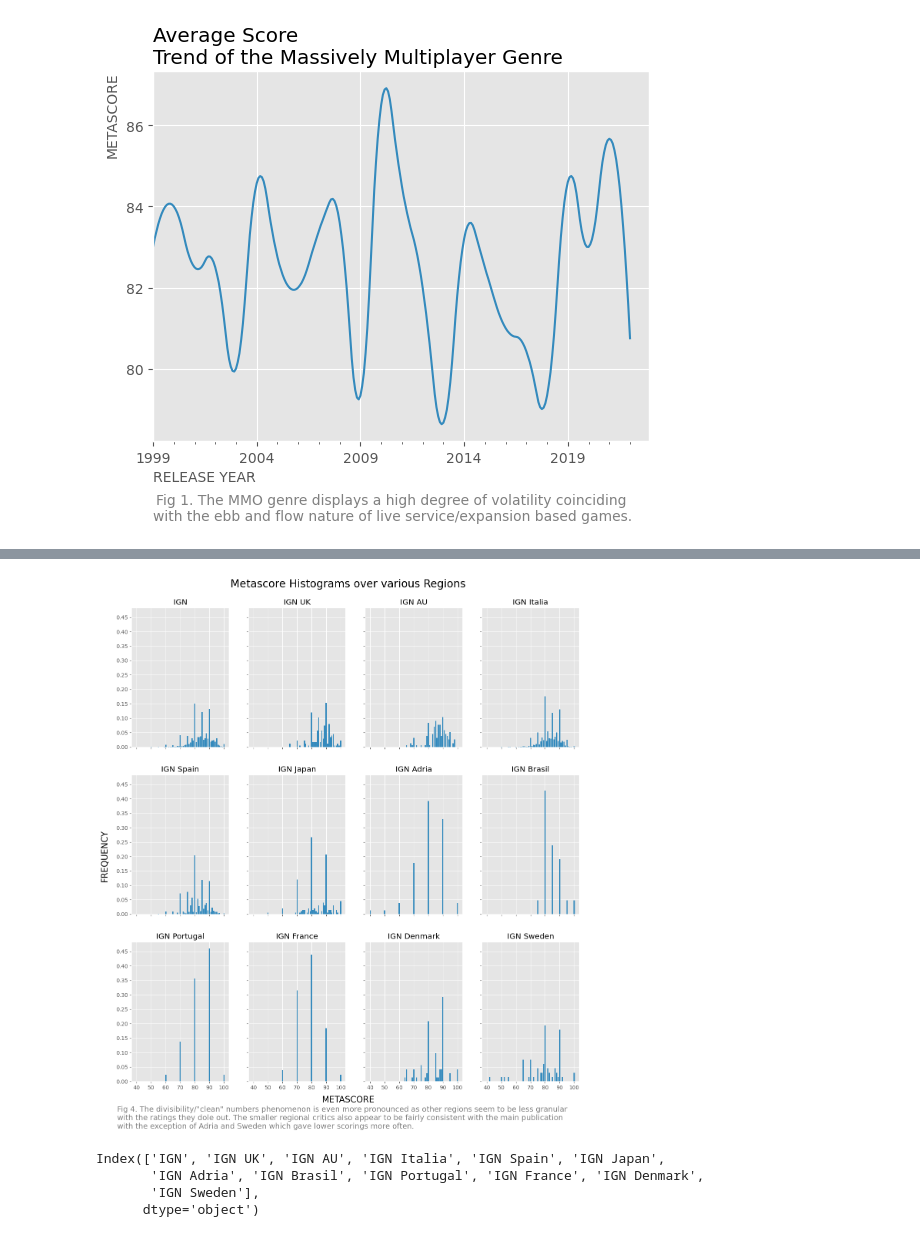
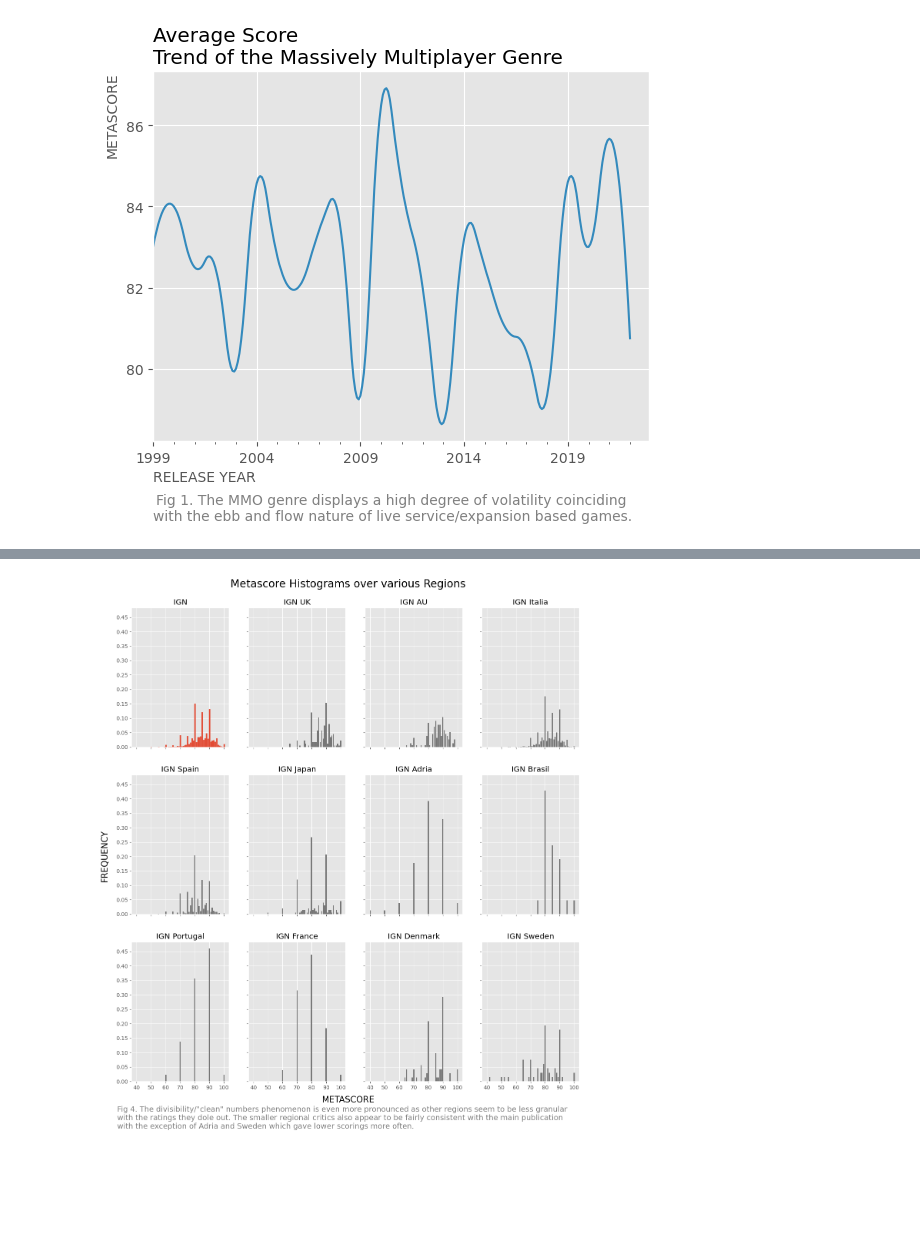
Before and after one commit to kevinramirez723/metacritic-game-analysis, a Jupyter notebook: scripts/analysis.ipynb, the cells around one changed output, grey strips where cells are left out. Drawn from its saved outputs; the diff is of its cells as text; code cells hidden in the pictures; blank space fills up the shorter version.

```diff
--- a/scripts/analysis.ipynb
+++ b/scripts/analysis.ipynb
@@ -65,33 +75,34 @@ plt.show()
 # %%
-fig, axes = plt.subplots(nrows=3, ncols=4, sharex=True, sharey=True, figsize=(15, 15))
+fig, axes = plt.subplots(
+    nrows=3,
+    ncols=4,
+    sharex=True,
+    sharey=True,
+    figsize=(15, 15),
+)
 for i, col in enumerate(df.critics.filter(like="IGN").columns):
     regional = df.critics[col]
     counts = regional[regional >= 0].value_counts(normalize=True).sort_index()
     ax = axes[i // 4, i % 4]
-    ax.bar(counts.index, counts)
+    bars = ax.bar(counts.index, counts, color="C2")
+    if i == 0:
+        [bar.set_color("C6") for bar in bars]
     ax.set_title(col)
 plt.locator_params(axis='x', nbins=10)
 plt.locator_params(axis='y', nbins=10)
 fig.supxlabel("METASCORE", x=.5, y=0.07, fontsize=16)
 fig.supylabel("FREQUENCY", x=0.07, y=0.5, fontsize=16)
 fig.suptitle("Metascore Histograms over various Regions", fontsize=20)
 plt.subplots_adjust(top=0.93)
 cap=(
     "Fig 4. The divisibility/\"clean\" numbers phenomenon is even more "
     "pronounced as other regions seem to be less granular \nwith the ratings "
     "they dole out. The smaller regional critics also appear to be fairly "
     "consistent with the main publication \nwith the exception of Adria "
     "and Sweden which gave lower scorings more often. "
     )
 plt.figtext(0.1, .03, cap, wrap=True, ha="left", fontsize=14, color="grey")
-plt.savefig("../analysis_results/fig4.png", bbox_inches="tight")
+#plt.savefig("../analysis_results/figures/fig4.png", bbox_inches="tight")
 plt.show()
 # %% [output]
-[figure, old version]
+[figure, new version]
-# %%
-df.critics.filter(like="IGN").columns
-# %% [output]
-Index(['IGN', 'IGN UK', 'IGN AU', 'IGN Italia', 'IGN Spain', 'IGN Japan',
-       'IGN Adria', 'IGN Brasil', 'IGN Portugal', 'IGN France', 'IGN Denmark',
-       'IGN Sweden'],
-      dtype='object')
```
Also changed, not shown: parts of 11 cells of this notebook, 14 other files.
